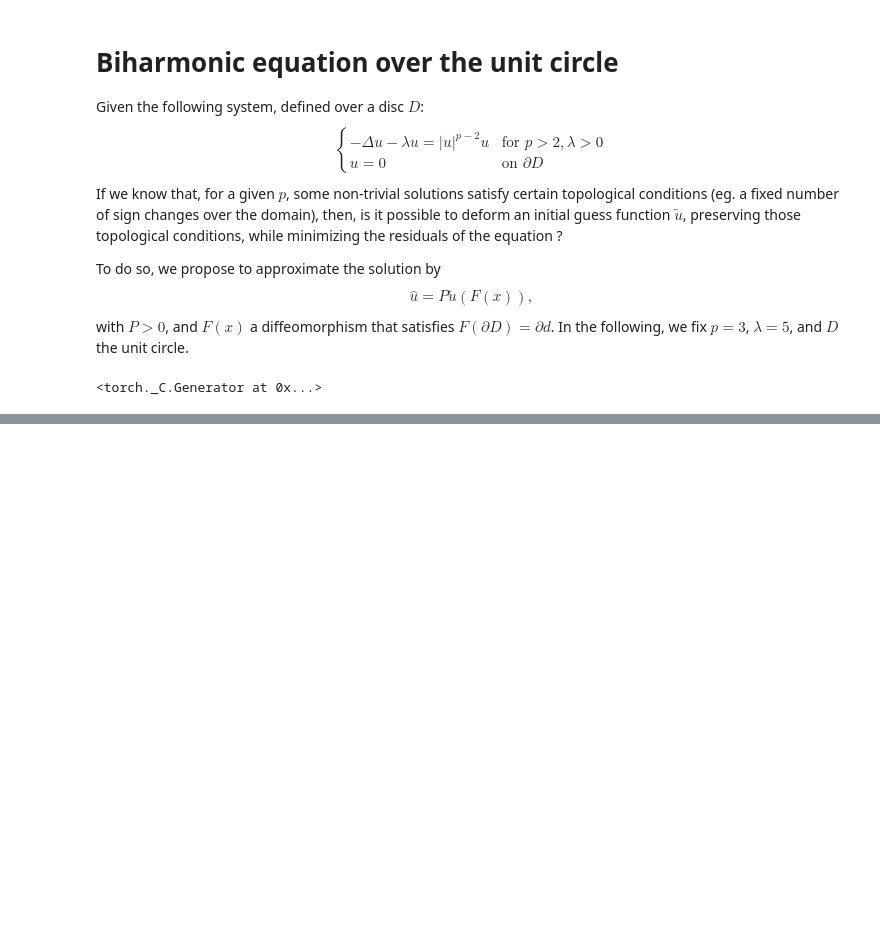
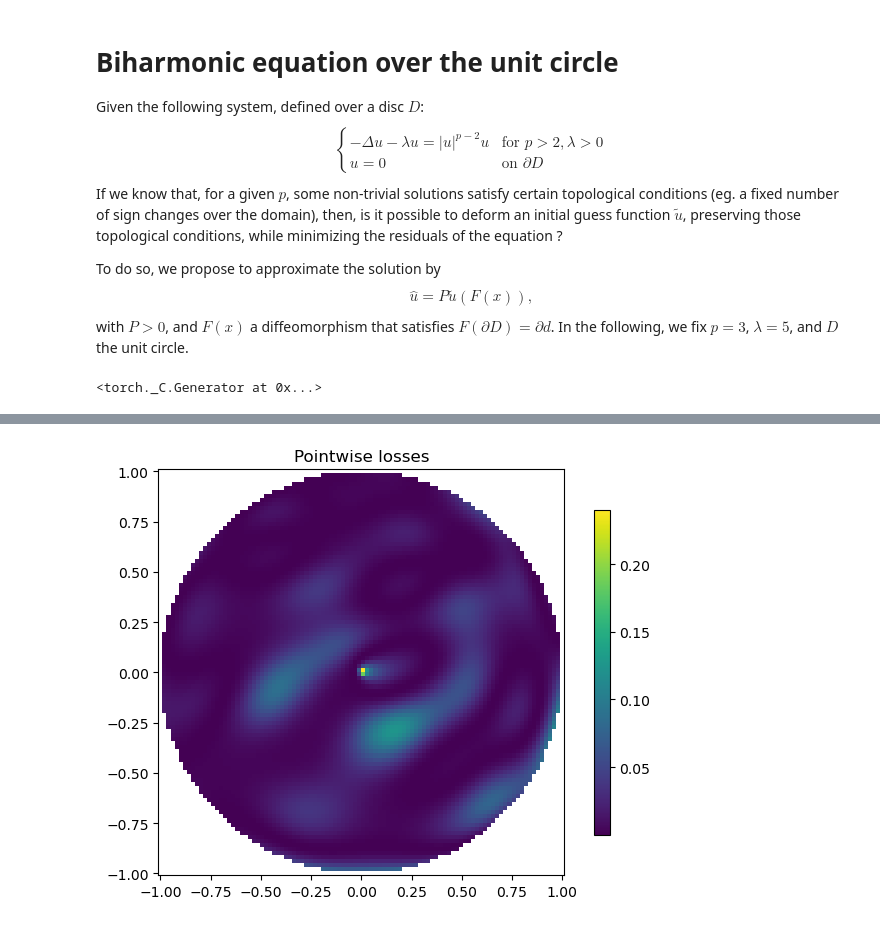
Before and after one commit to pascaltribel/polyharmonic_critic_equation, a Jupyter notebook: biharmonic_circle.ipynb, the cells around one changed output, grey strips where cells are left out. Drawn from its saved outputs; the diff is of its cells as text; code cells hidden in the pictures; blank space fills up the shorter version.

```diff
--- a/biharmonic_circle.ipynb
+++ b/biharmonic_circle.ipynb
@@ -214,0 +238,28 @@ plt.show()
+# %%
+xs = torch.linspace(-1, 1, 100, requires_grad=True)
+X1, X2 = torch.meshgrid(xs, xs, indexing="ij")
+x = torch.stack([X1, X2], dim=-1).reshape(-1, 2)
+
+px = P(x)
+fx = F(x)
+ufx = u_tilde(fx[:, 0], fx[:, 1])
+
+ux = px.squeeze() * ufx
+lap = laplacian(ux, x)
+loss = (-lap - LAMBDA * ux - ux.abs() ** (p - 2) * ux)**2
+
+mask = (X1**2 + X2**2 > 1).cpu().detach().numpy()
+loss_masked = np.ma.array(loss.detach().reshape(100, 100).cpu().numpy(), mask=mask)
+
+fig, ax = plt.subplots(1,1)
+
+im2 = ax.pcolormesh(X1.detach().cpu(), X2.detach().cpu(), loss_masked)
+ax.set_title(r"Pointwise losses")
+ax.set_aspect("equal")
+plt.colorbar(im2, ax=ax, shrink=0.8)
+
+
+plt.tight_layout()
+plt.show()
+# %% [output]
+[figure, added]
```
Also changed, not shown: parts of 6 cells of this notebook, 1 other file.
